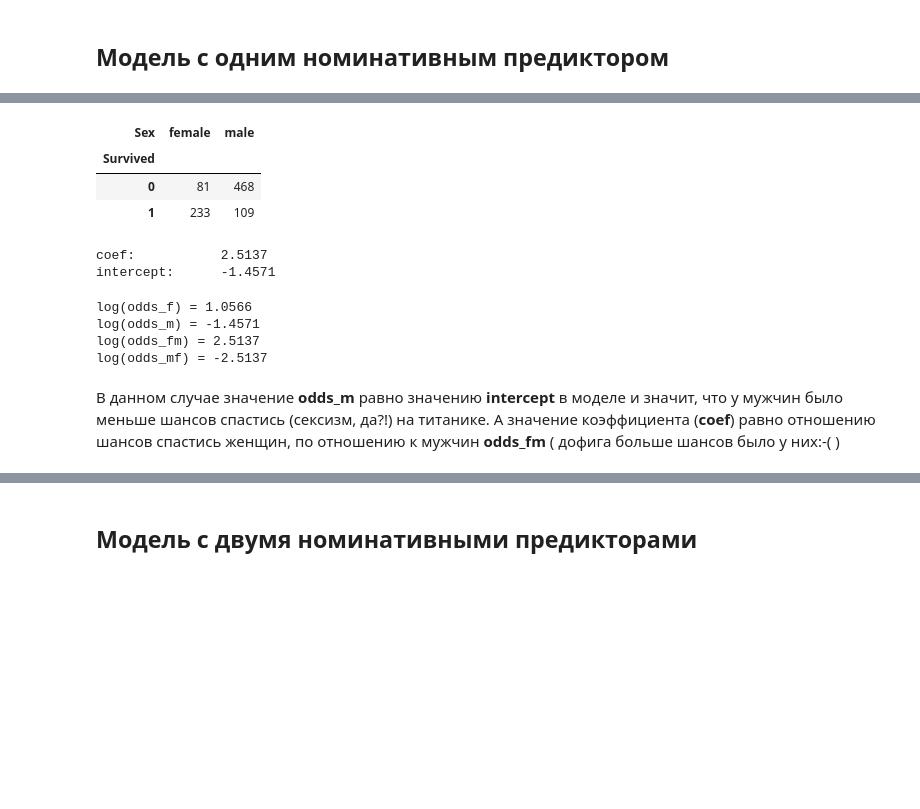
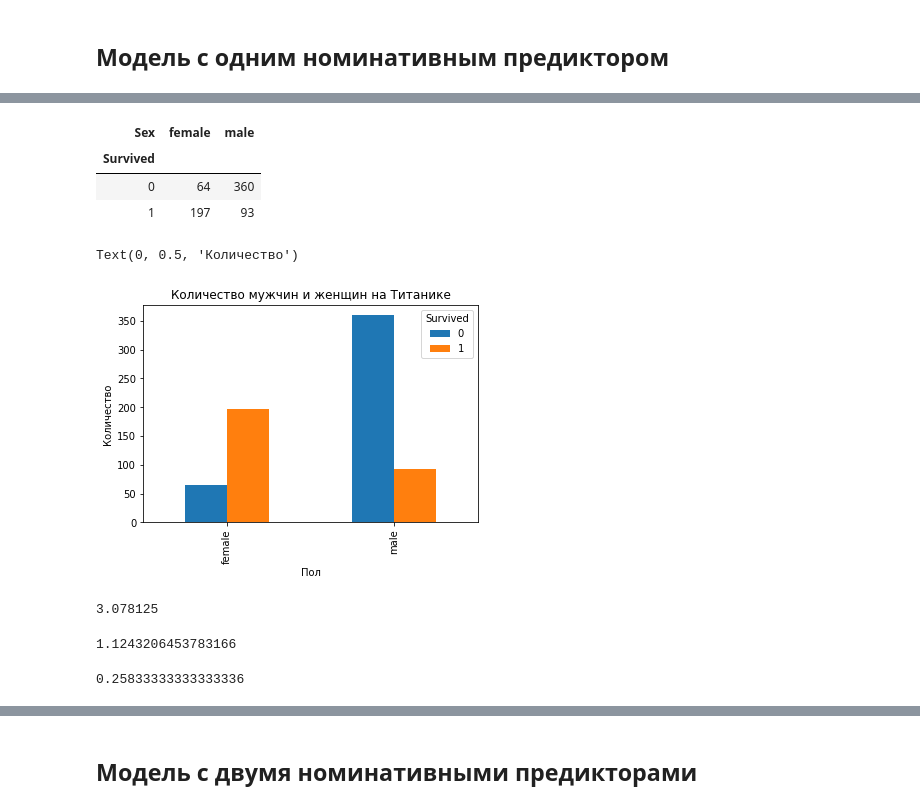
Before and after one commit to betelgeus/fundamentals_of_statistics_notes, a Jupyter notebook: Stepik_fundamentals_of_statistics_notes_Part_2.ipynb, the cells around one changed output, grey strips where cells are left out. Drawn from its saved outputs; the diff is of its cells as text; code cells hidden in the pictures; blank space fills up the shorter version.

```diff
--- a/Stepik_fundamentals_of_statistics_notes_Part_2.ipynb
+++ b/Stepik_fundamentals_of_statistics_notes_Part_2.ipynb
@@ -813,0 +964,6 @@ probability of Survival 0.3838
+# %%
+# Датасет Титаника
+
+df = pd.read_csv('https://stepic.org/media/attachments/course/524/train.csv')
+df = df[df.Age.notnull()]
+df.head()
@@ -818,44 +1066,37 @@ probability of Survival 0.3838
 # %%
-SexSurvived = pd.crosstab(df.Survived, df.Sex)
-SexSurvived
+# Таблица сопряженности между переменными выжил/не выжил и пол
+cross_table = pd.crosstab(df.Survived, df.Sex)
+cross_table
 # %% [output]
 | Sex | female | male |
 | Survived |  |  |
-| 0 | 81 | 468 |
-| 1 | 233 | 109 |
+| 0 | 64 | 360 |
+| 1 | 197 | 93 |
-# %%
-y = df.Survived
-# так как там были значения типа string, то надо перевести в номинативный тип
-X, _ = pd.factorize(df.Sex)
-# convert 1d array to column vector
-X = X.reshape((-1, 1))
-
-# penalty - это регулиризация, которая нас, в данный момент, не касается
-model = LogisticRegression(penalty='none')
-clf = model.fit(X, y)
-print(f'''
-coef:\t\t{np.asscalar(clf.coef_):.4f}
-intercept:\t{np.asscalar(clf.intercept_):.4f}
-''')
-# %% [output]
-coef:           2.5137
-intercept:      -1.4571
-# %%
-odds_f = SexSurvived['female'][1]/SexSurvived['female'][0]
-odds_m = SexSurvived['male'][1]/SexSurvived['male'][0]
-odds_fm = odds_f/odds_m
-odds_mf = odds_m/odds_f
-print(f'''
-log(odds_f) = {np.log(odds_f):.4f}
-log(odds_m) = {np.log(odds_m):.4f}
-log(odds_fm) = {np.log(odds_fm):.4f}
-log(odds_mf) = {np.log(odds_mf):.4f}
-''')
-# %% [output]
-log(odds_f) = 1.0566
-log(odds_m) = -1.4571
-log(odds_fm) = 2.5137
-log(odds_mf) = -2.5137
-# %% [markdown]
-В данном случае значение **odds_m** равно значению **intercept** в моделе и значит, что у мужчин было меньше шансов спастись (сексизм, да?!) на титанике.
-А значение коэффициента (**coef**) равно отношению шансов спастись женщин, по отношению к мужчин **odds_fm** ( дофига больше шансов было у них:-( )
+# %%
+# Визуализировать таблицу сопряженности можно так:
+pd.crosstab(df.Sex, df.Survived).plot(kind='bar')
+plt.title('Количество мужчин и женщин на Титанике')
+plt.xlabel('Пол')
+plt.ylabel('Количество')
+# %% [output]
+Text(0, 0.5, 'Количество')
+[figure, added]
+# %%
+# cross_table.female[0] - количество погибших женщин
+# cross_table.female[1] - количество выживших женщин
+odds_female = cross_table.female[1] / cross_table.female[0]
+odds_female
+# %% [output]
+3.078125
+# %%
+# Логарифм шансов для женщин - это и есть Intercept
+np.log(odds_female)
+# %% [output]
+1.1243206453783166
+# %%
+# cross_table.male[0] - количество погибших мужчин
+# cross_table.male[1] - количество выживших мужчин
+odds_male = cross_table.male[1] / cross_table.male[0]
+odds_male
+# %% [output]
+0.25833333333333336
```
Also changed, not shown: parts of 113 cells of this notebook.
